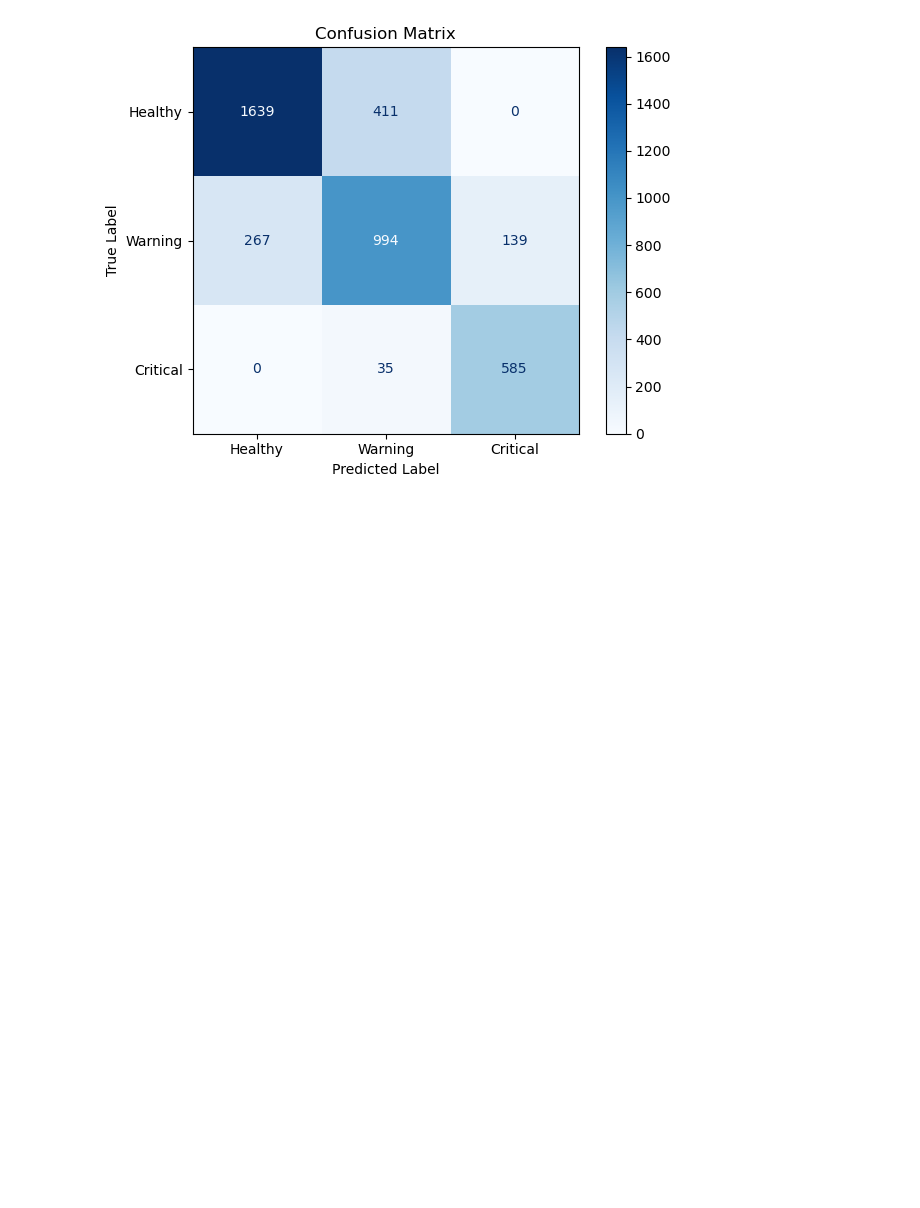
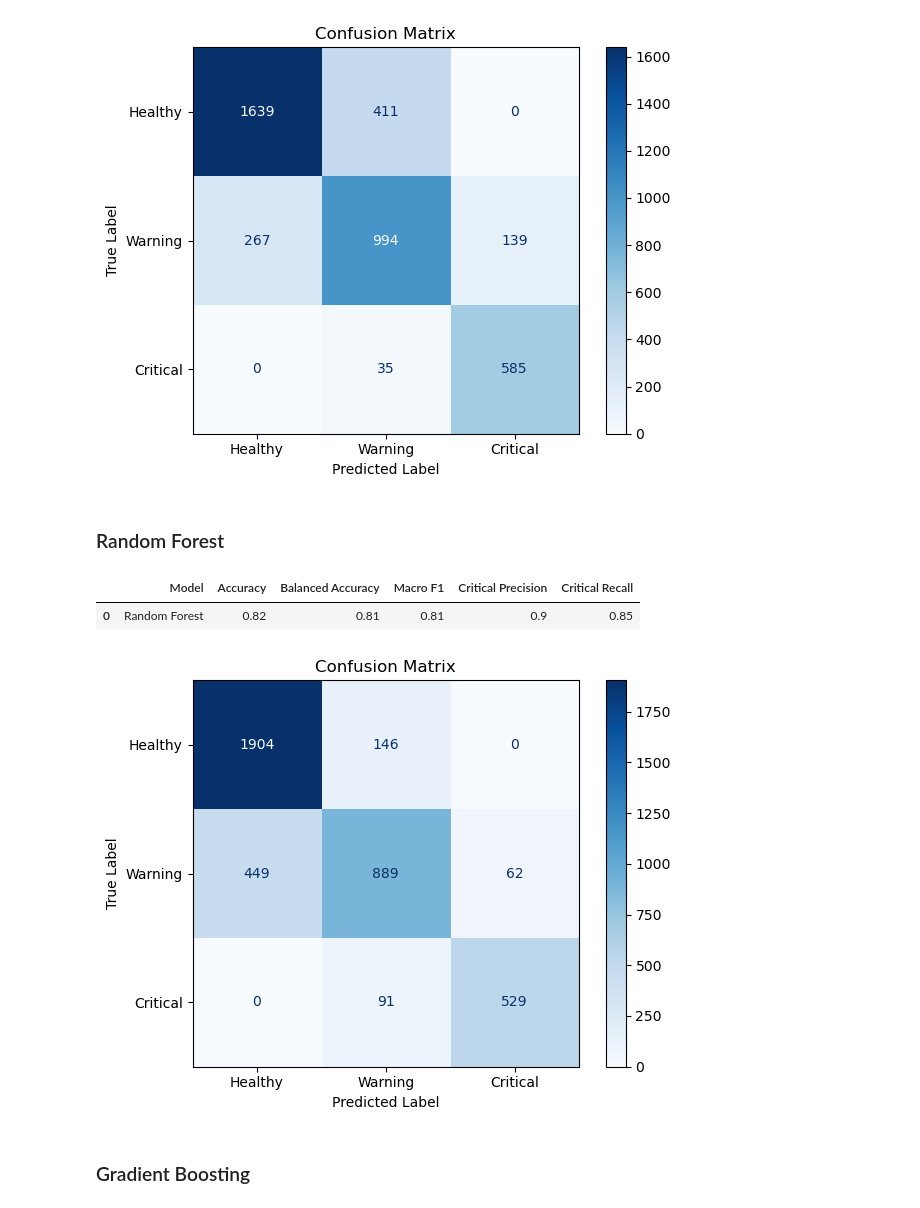
Before and after one commit to variableh/NASA, a Jupyter notebook: 03_classification.ipynb, the cells around one changed output. Saved outputs shown, nothing was run; the diff lists cells and outputs as text; code cells hidden in the pictures; blank space fills up the shorter version.

```diff
--- a/03_classification.ipynb
+++ b/03_classification.ipynb
@@ -194,3 +199,29 @@ evaluate(y_val, y_pred_lr, "logistic regression")
 plot_cm(y_val, y_pred_lr)
 # %% [output]
 [figure]
+# %% [markdown]
+### Random Forest
+# %%
+
+rf_model = RandomForestClassifier(
+    n_estimators=200,
+    random_state=42,
+    n_jobs=-1,
+    class_weight='balanced'
+)
+
+rf_model.fit(X_train, y_train)
+
+y_pred_rf = rf_model.predict(X_val)
+# %%
+rf_results = evaluate(y_val, y_pred_rf, "Random Forest")
+rf_results
+# %% [output]
+|  | Model | Accuracy | Balanced Accuracy | Macro F1 | Critical Precision | Critical Recall |
+| 0 | Random Forest | 0.82 | 0.81 | 0.81 | 0.9 | 0.85 |
+# %%
+plot_cm(y_val, y_pred_rf)
+# %% [output]
+[figure, added]
+# %% [markdown]
+### Gradient Boosting
```
Also changed, not shown: parts of 12 cells of this notebook.
